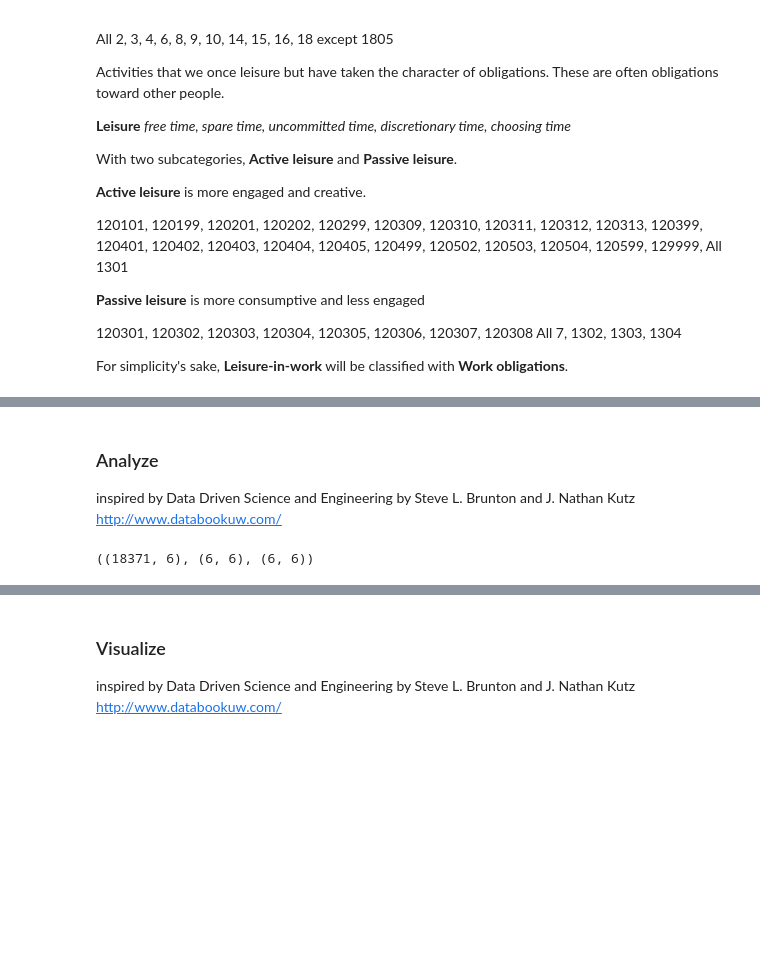
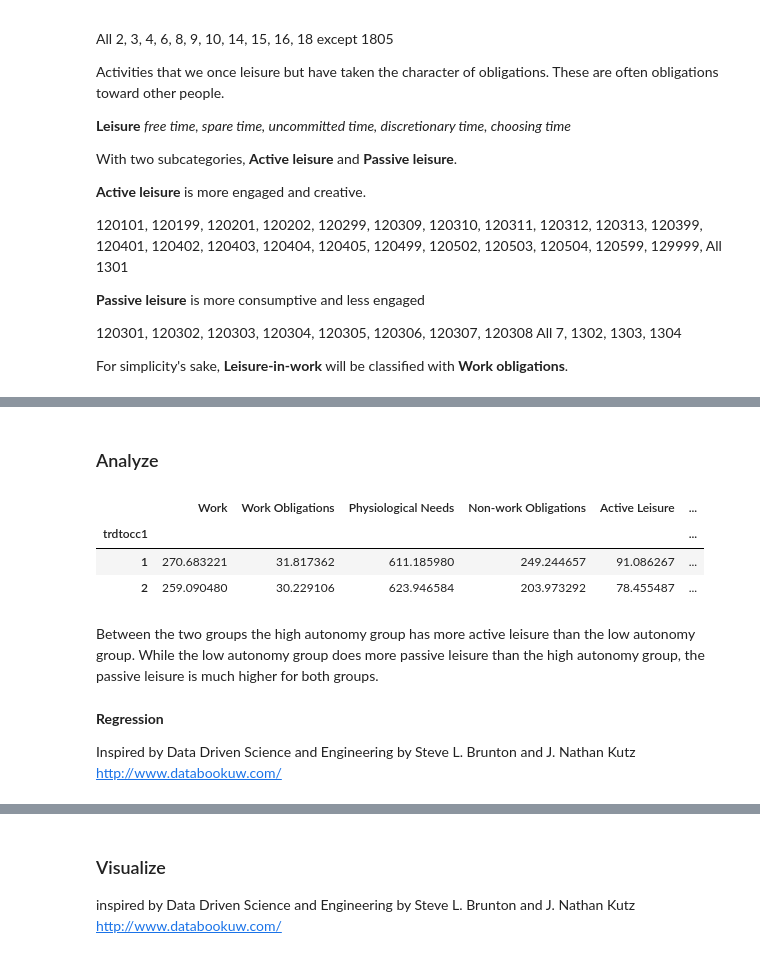
Before and after one commit to matthew-young/data-science-capstone-2021, a Jupyter notebook: notebook/American Time Use Survey Investigation.ipynb, the cells around one changed output, grey strips where cells are left out. Cells and saved outputs as stored; diff of their text form; code cells hidden in the pictures; blank space fills up the shorter version.

```diff
--- a/notebook/American Time Use Survey Investigation.ipynb
+++ b/notebook/American Time Use Survey Investigation.ipynb
@@ -478,4 +509,17 @@ Name: trdtocc1, dtype: int64
+# %% [markdown]
+### Analyze
+# %%
+# Let's see if the high autonomony group (1) and low autonomy group (2)
+ATUS_category_data_lite.groupby('trdtocc1').mean()
+# %% [output]
+|  | Work | Work Obligations | Physiological Needs | Non-work Obligations | Active Leisure | ... |
+| trdtocc1 |  |  |  |  |  | ... |
+| 1 | 270.683221 | 31.817362 | 611.185980 | 249.244657 | 91.086267 | ... |
+| 2 | 259.090480 | 30.229106 | 623.946584 | 203.973292 | 78.455487 | ... |
+# %% [markdown]
+Between the two groups the high autonomy group has more active leisure than the low autonomy group. While the low autonomy group does more passive leisure than the high autonomy group, the passive leisure is much higher for both groups.
 # %% [markdown]
-### Analyze
-inspired by Data Driven Science and Engineering by Steve L. Brunton and J. Nathan Kutz
+**Regression**
+
+Inspired by Data Driven Science and Engineering by Steve L. Brunton and J. Nathan Kutz
 http://www.databookuw.com/
@@ -485,5 +525,0 @@ A = ATUS_category_data_lite.drop(columns=['trdtocc1']) # activities
-# %%
-U, S, VT = np.linalg.svd(A,full_matrices=0)
-U.shape, np.diag(S).shape, VT.shape
-# %% [output]
-((18371, 6), (6, 6), (6, 6))
```
Also changed, not shown: parts of 96 cells of this notebook.
